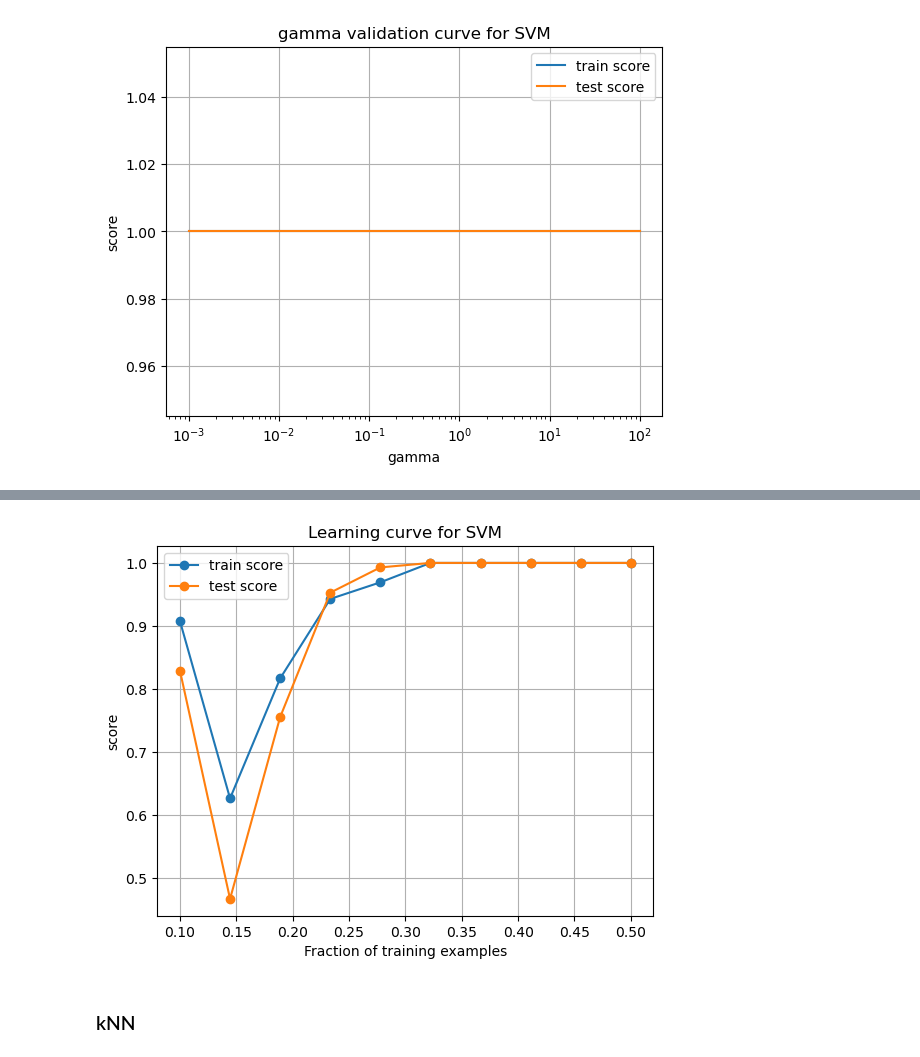
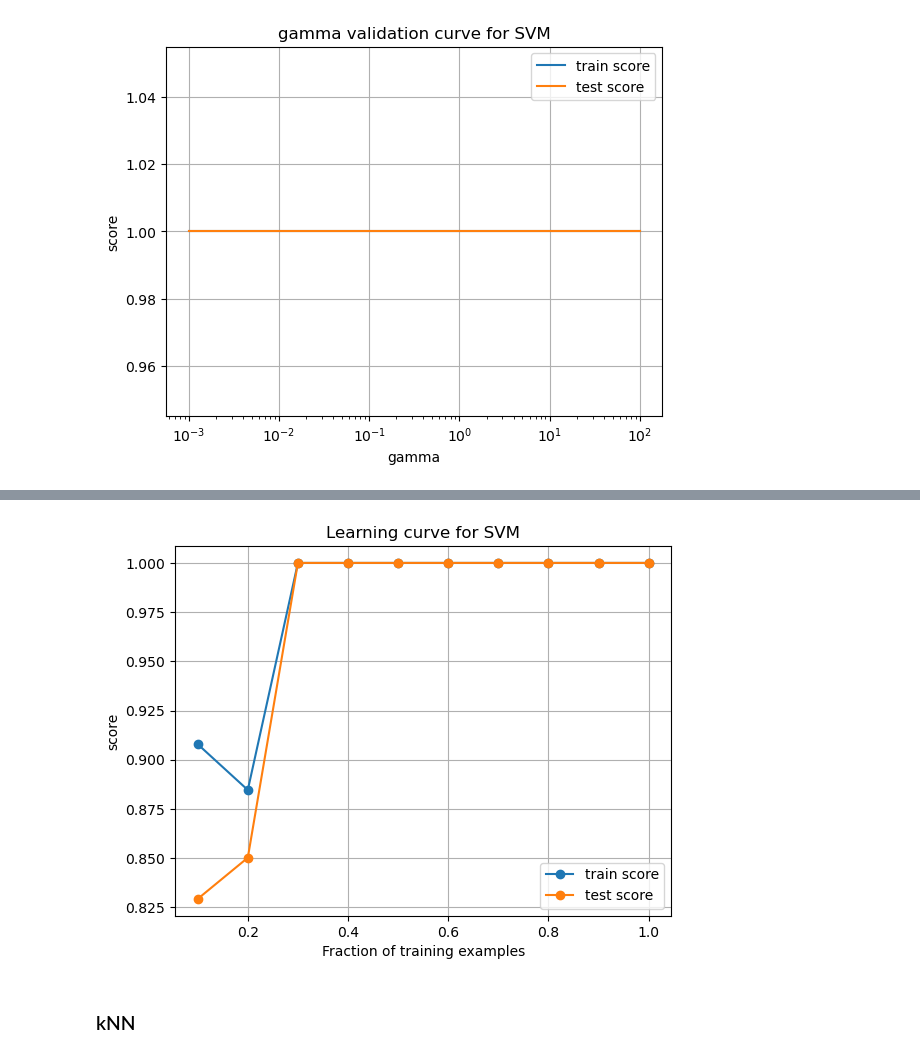
Before and after one commit to tienmhoang/machine-learning-7641, a Jupyter notebook: HW1/supervised-learning-disease-prediction.ipynb, the cells around one changed output, grey strips where cells are left out. Saved outputs shown, nothing was run; the diff lists cells and outputs as text; code cells hidden in the pictures.

```diff
--- a/HW1/supervised-learning-disease-prediction.ipynb
+++ b/HW1/supervised-learning-disease-prediction.ipynb
@@ -494,21 +528,21 @@ testing time : 0.012995 seconds
 SVM accuracy: 97.62%
 # %%
 # learning curve
-train_sizes = np.linspace(0.1, .5, 10)
+train_sizes = np.linspace(0.1, 1.0, 10)
 _, train_scores, test_scores = learning_curve(best_svm_model, X_train, y_train, train_sizes=train_sizes, cv=5)
 
 plt.figure()
 plt.plot(train_sizes, np.mean(train_scores, axis=1), 'o-', label='train score')
 plt.plot(train_sizes, np.mean(test_scores, axis=1), 'o-', label='test score')
 plt.title('Learning curve for SVM')
 plt.xlabel('Fraction of training examples')
 plt.ylabel("score")
 plt.legend(loc="best")
 plt.grid()
 plt.savefig('figures/svm_learning_curve_dp.png')
 plt.show()
 # %% [output]
-[figure, old version]
+[figure, new version]
 # %% [markdown]
 ### kNN
 # %%
```
Also changed, not shown: parts of 14 cells of this notebook, 15 other files.
